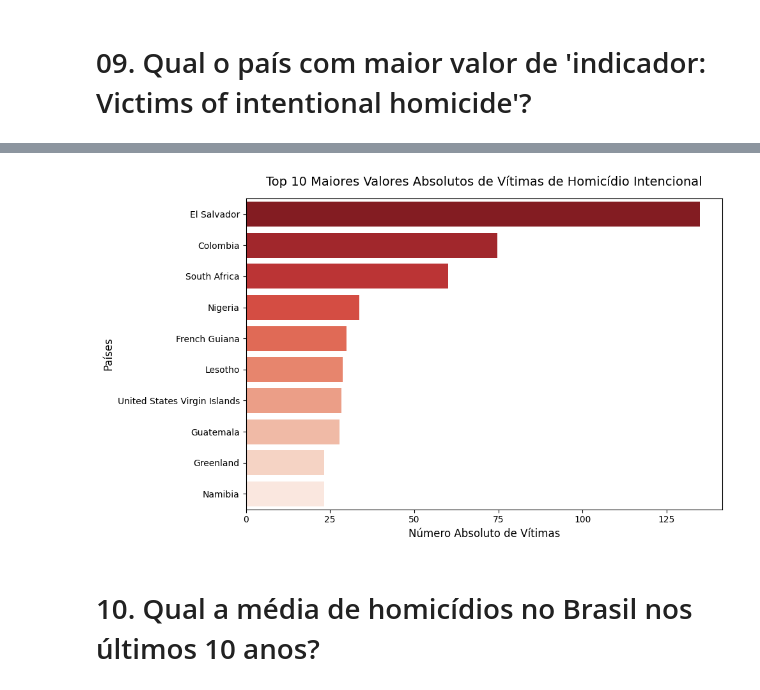
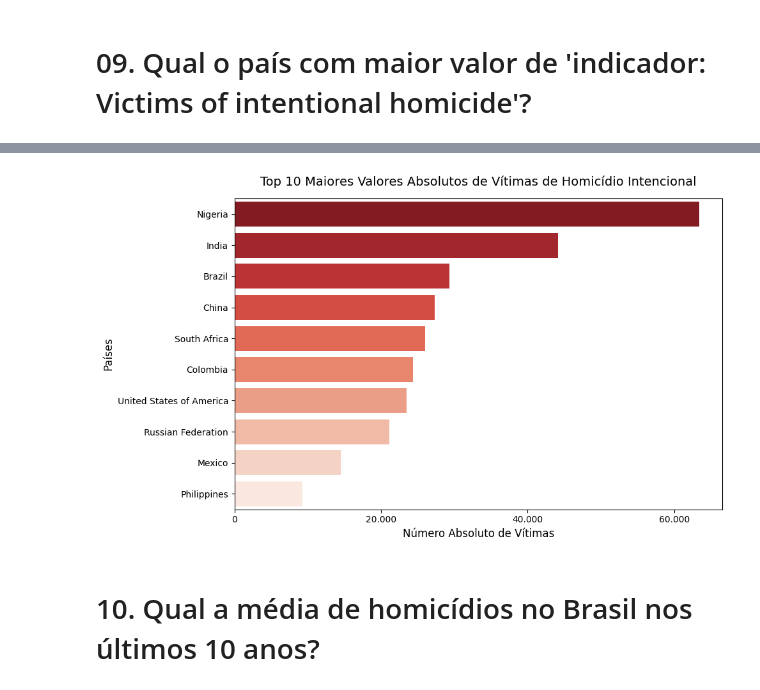
Before and after one commit to BeaUoU/analise-homic-dios-dataApp, a Jupyter notebook: AP_01.ipynb, the cells around one changed output, grey strips where cells are left out. Saved outputs shown, nothing was run; the diff lists cells and outputs as text; code cells hidden in the pictures.

Commit message:
Fazendo alguns ajustes de legendas

```diff
--- a/AP_01.ipynb
+++ b/AP_01.ipynb
@@ -665,7 +675,7 @@ plt.show()
 homicidio_intencional= (
     (novo_df['Sex'] == 'Total') &
     (novo_df['Age'] == 'Total') &
-    (novo_df['Unit of measurement'] == 'Rate per 100,000 population') &
+    (novo_df['Unit of measurement'] == 'Counts') &
     (novo_df['Indicator'] == 'Victims of intentional homicide') &
     (novo_df['Dimension'] == 'Total')
 )
@@ -708,27 +718,28 @@ display(df_homicidio_intencional_top10)
 # %%
 df_homicidio_intencional_top10[['Country', 'VALUE']].head(10)
 
 plt.figure(figsize=(10, 6))
 
 sns.barplot(
     x='VALUE',
     y='Country',
     data=df_homicidio_intencional_top10,
     palette='Reds_r',
     hue='Country',
     legend=False
 )
 
 plt.locator_params(axis='x', nbins=6)
 
 plt.title("Top 10 Maiores Valores Absolutos de Vítimas de Homicídio Intencional", fontsize=14, pad=15)
 plt.xlabel("Número Absoluto de Vítimas", fontsize=12)
 plt.ylabel("Países", fontsize=12)
-
+ax = plt.gca()
+ax.xaxis.set_major_formatter(ticker.FuncFormatter(lambda x, p: format(int(x), ',').replace(',', '.')))
 plt.tight_layout()
 plt.show()
 # %% [output]
-[figure, old version]
+[figure, new version]
 # %% [markdown]
 # 10. Qual a média de homicídios no Brasil nos últimos 10 anos?
 # %%
```
Also changed, not shown: parts of 13 cells of this notebook, 2 other files.
